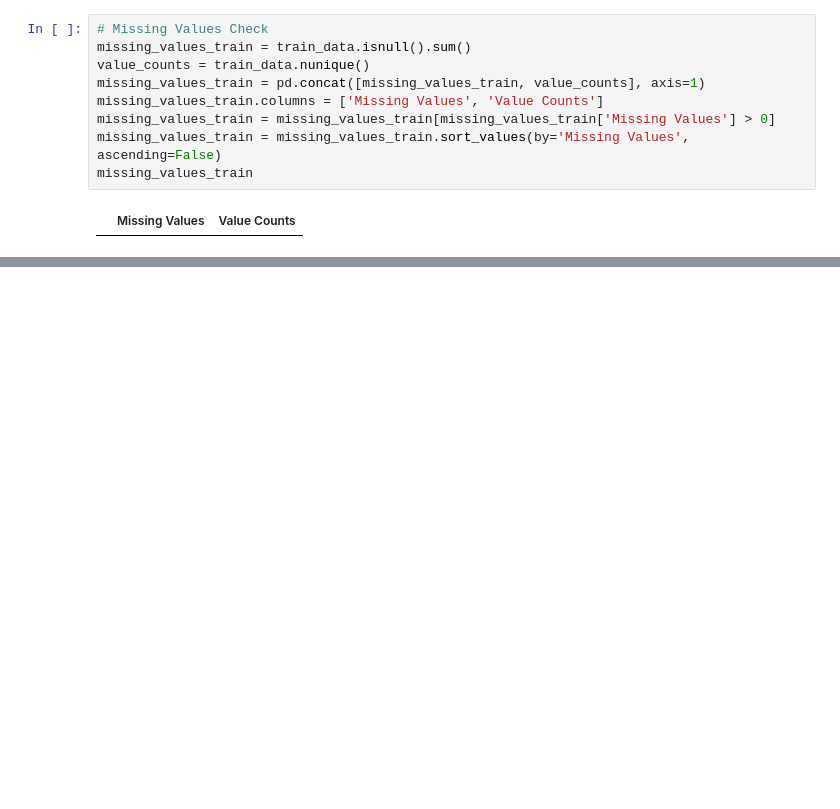
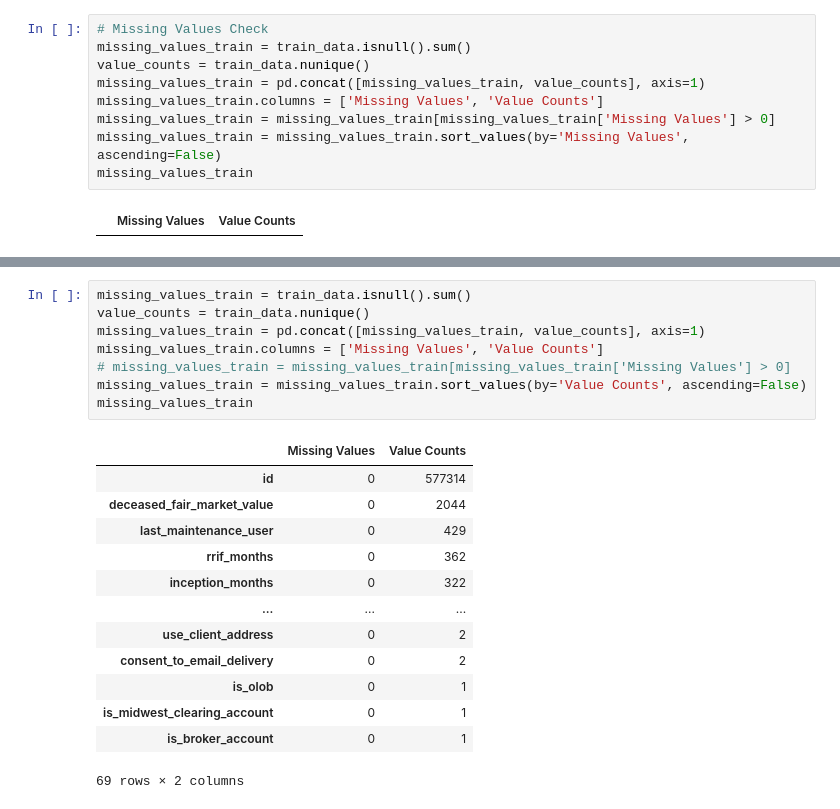
Before and after one commit to adparekh/CxC-Hackathon, a Jupyter notebook: final-hackathon.ipynb, the cells around one changed output, grey strips where cells are left out. Cells and saved outputs as stored; diff of their text form; blank space fills up the shorter version.

```diff
--- a/final-hackathon.ipynb
+++ b/final-hackathon.ipynb
@@ -265,0 +302,22 @@ plt.show()
+# %%
+missing_values_train = train_data.isnull().sum()
+value_counts = train_data.nunique()
+missing_values_train = pd.concat([missing_values_train, value_counts], axis=1)
+missing_values_train.columns = ['Missing Values', 'Value Counts']
+# missing_values_train = missing_values_train[missing_values_train['Missing Values'] > 0]
+missing_values_train = missing_values_train.sort_values(by='Value Counts', ascending=False)
+missing_values_train
+# %% [output]
+|  | Missing Values | Value Counts |
+| id | 0 | 577314 |
+| deceased_fair_market_value | 0 | 2044 |
+| last_maintenance_user | 0 | 429 |
+| rrif_months | 0 | 362 |
+| inception_months | 0 | 322 |
+| ... | ... | ... |
+| use_client_address | 0 | 2 |
+| consent_to_email_delivery | 0 | 2 |
+| is_olob | 0 | 1 |
+| is_midwest_clearing_account | 0 | 1 |
+| is_broker_account | 0 | 1 |
+69 rows × 2 columns
```
Also changed, not shown: parts of 9 cells of this notebook.
